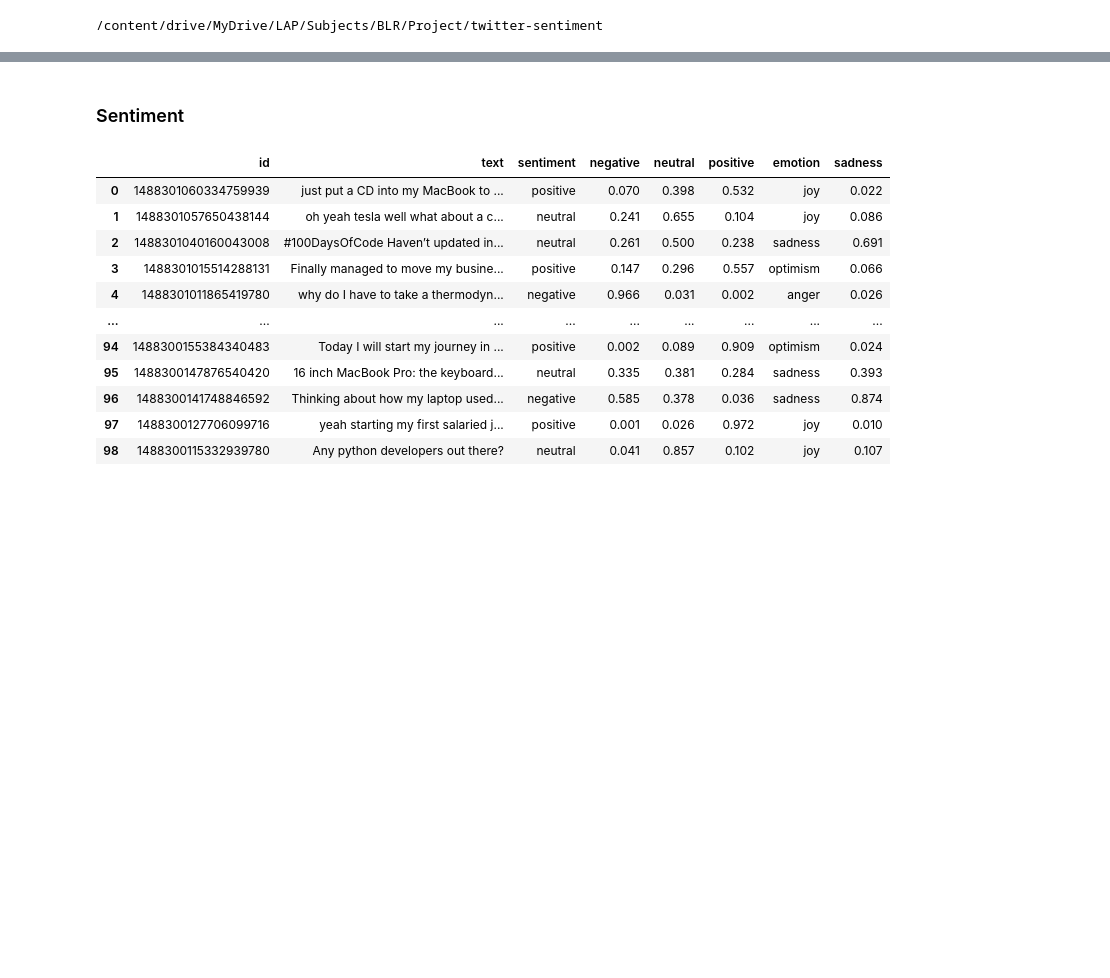
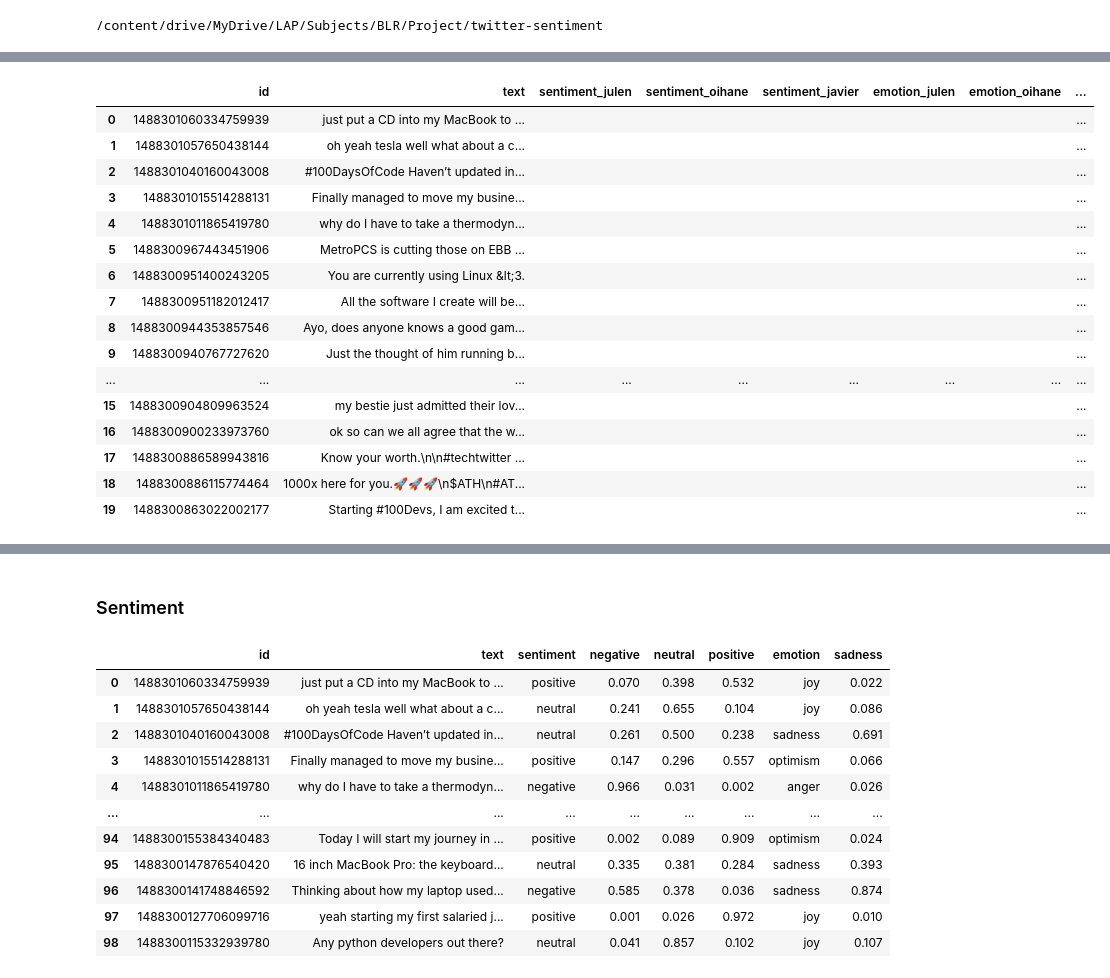
Before and after one commit to juletx/twitter-sentiment-emotion, a Jupyter notebook: twitter_sentiment.ipynb, the cells around one changed output, grey strips where cells are left out. Cells and saved outputs as stored; diff of their text form; code cells hidden in the pictures; blank space fills up the shorter version.

```diff
--- a/twitter_sentiment.ipynb
+++ b/twitter_sentiment.ipynb
@@ -101,0 +109,21 @@ tweets_df
+# %%
+tweets_df_ita = tweets_df[:20]
+tweets_df_ita
+# %% [output]
+|  | id | text | sentiment_julen | sentiment_oihane | sentiment_javier | emotion_julen | emotion_oihane | ... |
+| 0 | 1488301060334759939 | just put a CD into my MacBook to ... |  |  |  |  |  | ... |
+| 1 | 1488301057650438144 | oh yeah tesla well what about a c... |  |  |  |  |  | ... |
+| 2 | 1488301040160043008 | #100DaysOfCode Haven’t updated in... |  |  |  |  |  | ... |
+| 3 | 1488301015514288131 | Finally managed to move my busine... |  |  |  |  |  | ... |
+| 4 | 1488301011865419780 | why do I have to take a thermodyn... |  |  |  |  |  | ... |
+| 5 | 1488300967443451906 | MetroPCS is cutting those on EBB ... |  |  |  |  |  | ... |
+| 6 | 1488300951400243205 | You are currently using Linux &lt;3. |  |  |  |  |  | ... |
+| 7 | 1488300951182012417 | All the software I create will be... |  |  |  |  |  | ... |
+| 8 | 1488300944353857546 | Ayo, does anyone knows a good gam... |  |  |  |  |  | ... |
+| 9 | 1488300940767727620 | Just the thought of him running b... |  |  |  |  |  | ... |
+| ... | ... | ... | ... | ... | ... | ... | ... | ... |
+| 15 | 1488300904809963524 | my bestie just admitted their lov... |  |  |  |  |  | ... |
+| 16 | 1488300900233973760 | ok so can we all agree that the w... |  |  |  |  |  | ... |
+| 17 | 1488300886589943816 | Know your worth.\n\n#techtwitter ... |  |  |  |  |  | ... |
+| 18 | 1488300886115774464 | 1000x here for you.🚀🚀🚀\n$ATH\n#AT... |  |  |  |  |  | ... |
+| 19 | 1488300863022002177 | Starting #100Devs, I am excited t... |  |  |  |  |  | ... |
```
Also changed, not shown: parts of 16 cells of this notebook, 5 other files.
